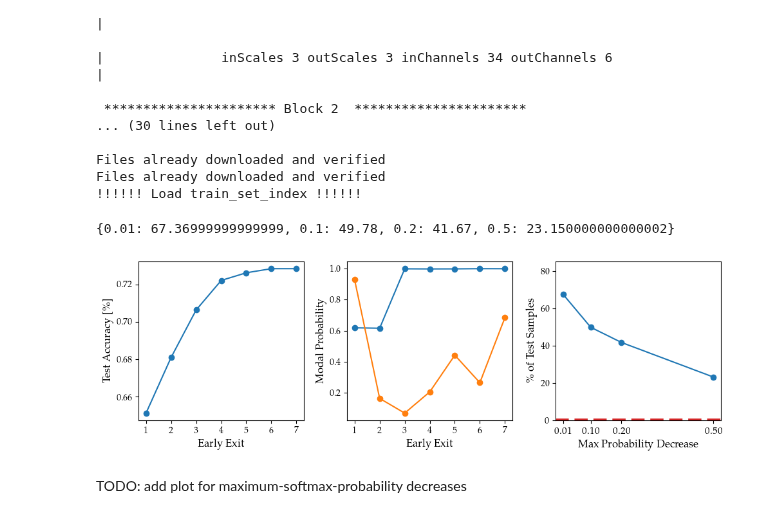
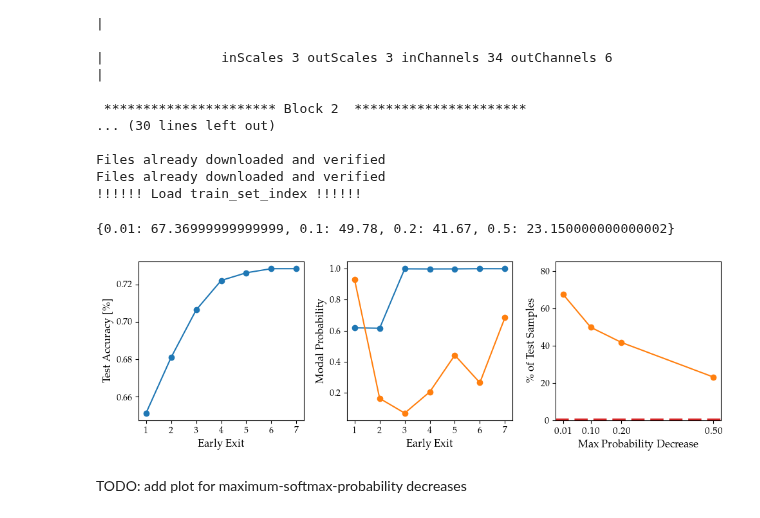
Before and after one commit to metodj/MSDNet-PyTorch, a Jupyter notebook: paper_plots.ipynb, the cells around one changed output. Saved outputs shown, nothing was run; the diff lists cells and outputs as text; code cells hidden in the pictures.

```diff
--- a/paper_plots.ipynb
+++ b/paper_plots.ipynb
@@ -118,34 +119,34 @@ ax[1].set_ylabel(PLOT_TYPE)
 if PLOT_TYPE == 'Modal Probability':
     for i in [6311, 8376]:
         probs_i = probs[:, i, preds[L - 1][i]].cpu()
         ax[1].plot(list(range(1, len(probs_i) + 1)), probs_i, marker='o')
 elif PLOT_TYPE == 'Ground-Truth Probability':
     for i in [6311, 6534]:
         probs_i = probs[:, i, targets[i]].cpu()
         ax[1].plot(list(range(1, len(probs_i) + 1)), probs_i, marker='o')
 ax[1].set_xticks(early_exits)
 
 THRESHOLDS = [-0.01, -0.1, -0.2, -0.5]
 ax[2].set_xlabel('Max Probability Decrease')
 ax[2].set_ylabel('\% of Test Samples')
 if PLOT_TYPE == 'Modal Probability':
     probs_decrase = modal_probs_decreasing(preds, probs, L, N=N, diffs_type="all", thresholds=THRESHOLDS)
 elif PLOT_TYPE == 'Ground-Truth Probability':
     probs_decrase = modal_probs_decreasing(targets, probs, layer=None, N=N, diffs_type="all", thresholds=THRESHOLDS)
 print(probs_decrase)
-ax[2].plot(probs_decrase.keys(), probs_decrase.values(), marker='o')
+ax[2].plot(probs_decrase.keys(), probs_decrase.values(), marker='o',  color='tab:orange')
 # ax[2].set_xticks(list(probs_decrase.keys()), [int(i * 100) for i in probs_decrase.keys()])
 ax[2].set_xticks(list(probs_decrase.keys()))
 ax[2].tick_params(labelsize=11, axis='x')
 ax[2].set_ylim([0., 85.])
 # ax[2].set_ylabel('\% of Test Samples')
 ax[2].axhline(y=0, color="tab:red", linewidth=4, linestyle='--')
 
 plt.tight_layout()
 plt.savefig(f'figures/figure_1_{PLOT_TYPE}.pdf', dpi=1200)
 plt.show()
 # %% [output]
 {0.01: 67.36999999999999, 0.1: 49.78, 0.2: 41.67, 0.5: 23.150000000000002}
-[figure, old version]
+[figure, new version]
 # %% [markdown]
 TODO: add plot for maximum-softmax-probability decreases
```
Also changed, not shown: parts of 6 cells of this notebook, 2 other files.
